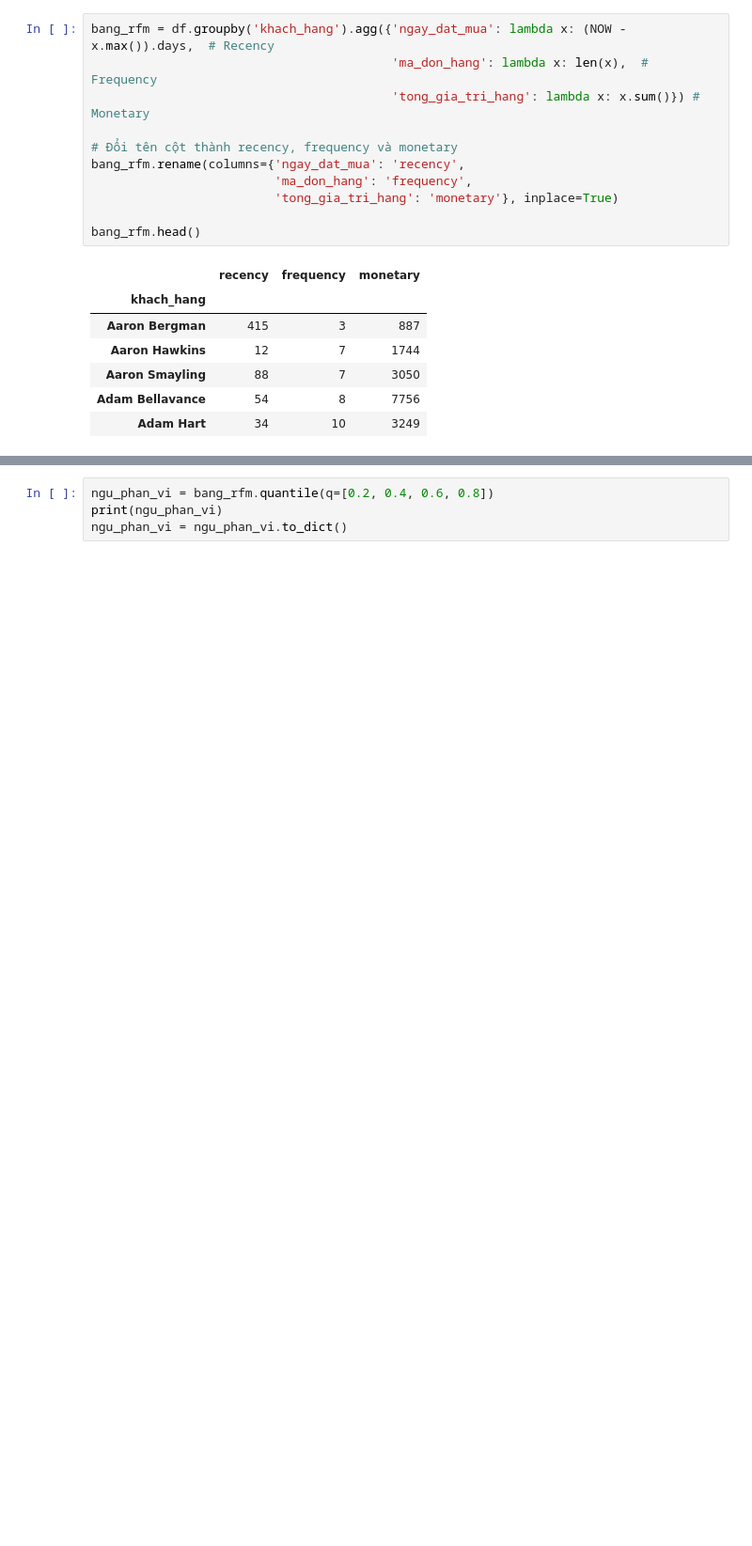
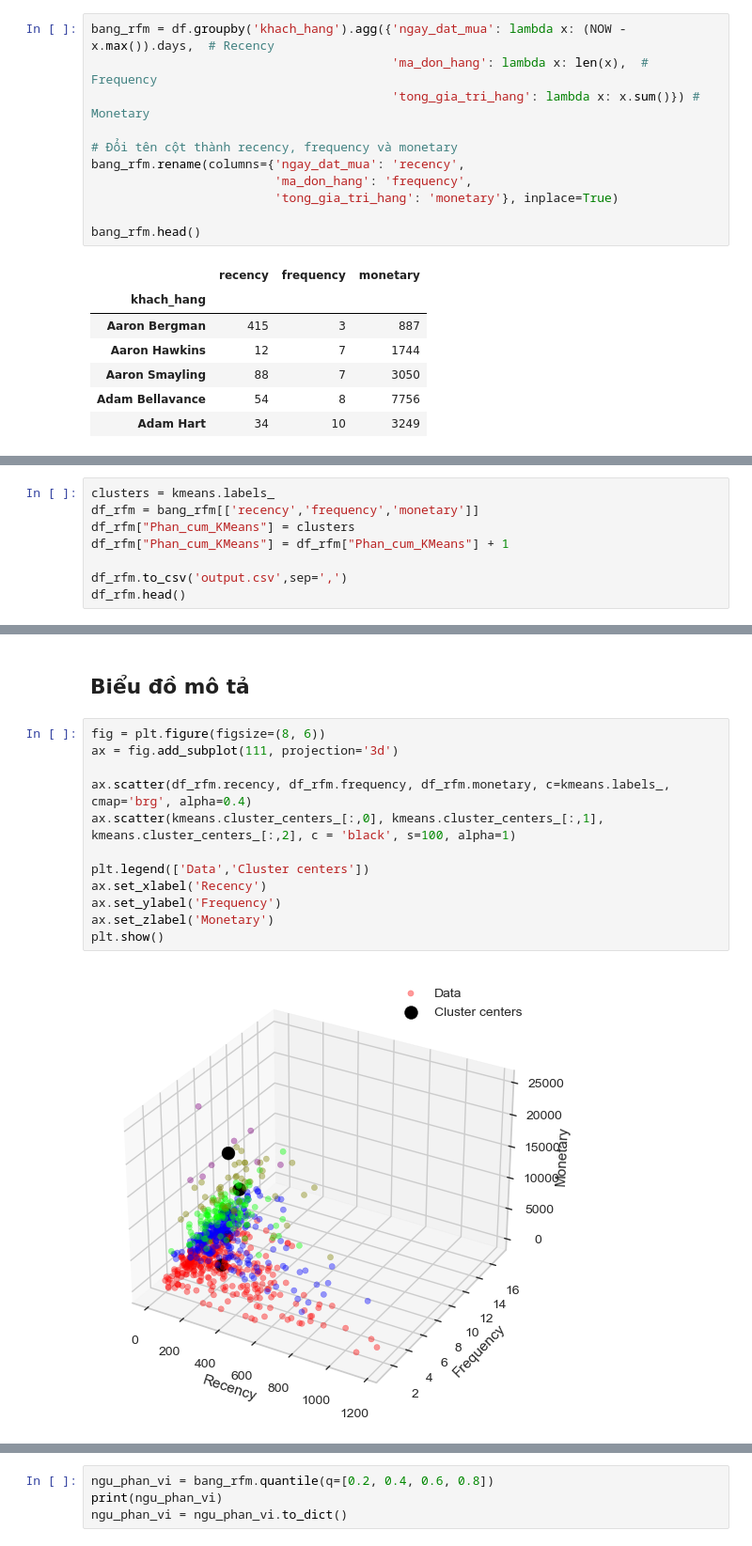
Before and after one commit to TriCao22406/RFM, a Jupyter notebook: RFM.ipynb, the cells around one changed output, grey strips where cells are left out. Shown: that part at 94% size. Cells and saved outputs as stored; diff of their text form; blank space fills up the shorter version.

```diff
--- a/RFM.ipynb
+++ b/RFM.ipynb
@@ -52,0 +111,8 @@ bang_rfm.head()
+# %%
+clusters = kmeans.labels_
+df_rfm = bang_rfm[['recency','frequency','monetary']]
+df_rfm["Phan_cum_KMeans"] = clusters
+df_rfm["Phan_cum_KMeans"] = df_rfm["Phan_cum_KMeans"] + 1
+
+df_rfm.to_csv('output.csv',sep=',')
+df_rfm.head()
@@ -52,0 +127,16 @@ bang_rfm.head()
+# %% [markdown]
+## Biểu đồ mô tả
+# %%
+fig = plt.figure(figsize=(8, 6))
+ax = fig.add_subplot(111, projection='3d')
+
+ax.scatter(df_rfm.recency, df_rfm.frequency, df_rfm.monetary, c=kmeans.labels_, cmap='brg', alpha=0.4)
+ax.scatter(kmeans.cluster_centers_[:,0], kmeans.cluster_centers_[:,1], kmeans.cluster_centers_[:,2], c = 'black', s=100, alpha=1)
+
+plt.legend(['Data','Cluster centers'])
+ax.set_xlabel('Recency')
+ax.set_ylabel('Frequency')
+ax.set_zlabel('Monetary')
+plt.show()
+# %% [output]
+[figure, added]
```
Also changed, not shown: parts of 24 cells of this notebook, 1 other file.
